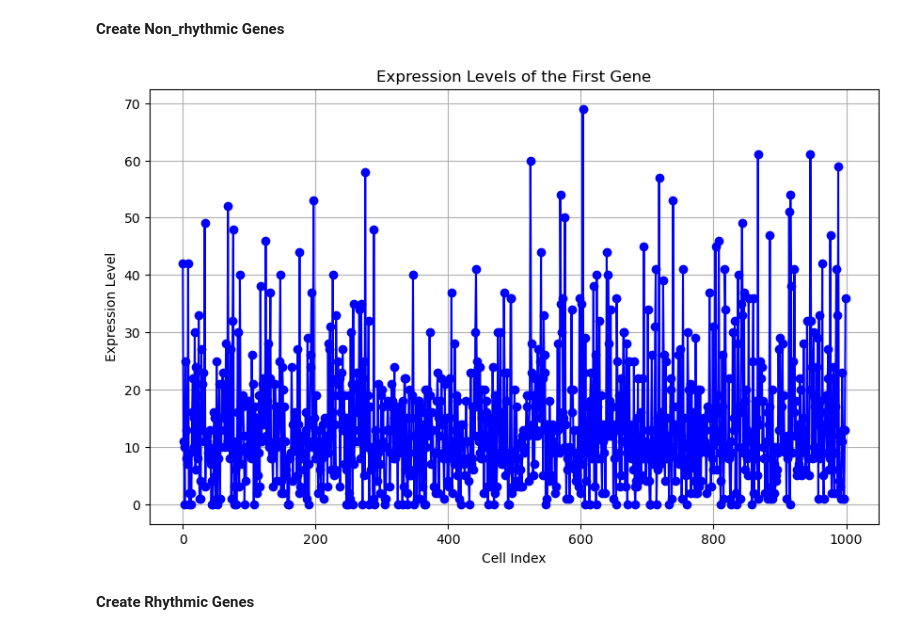
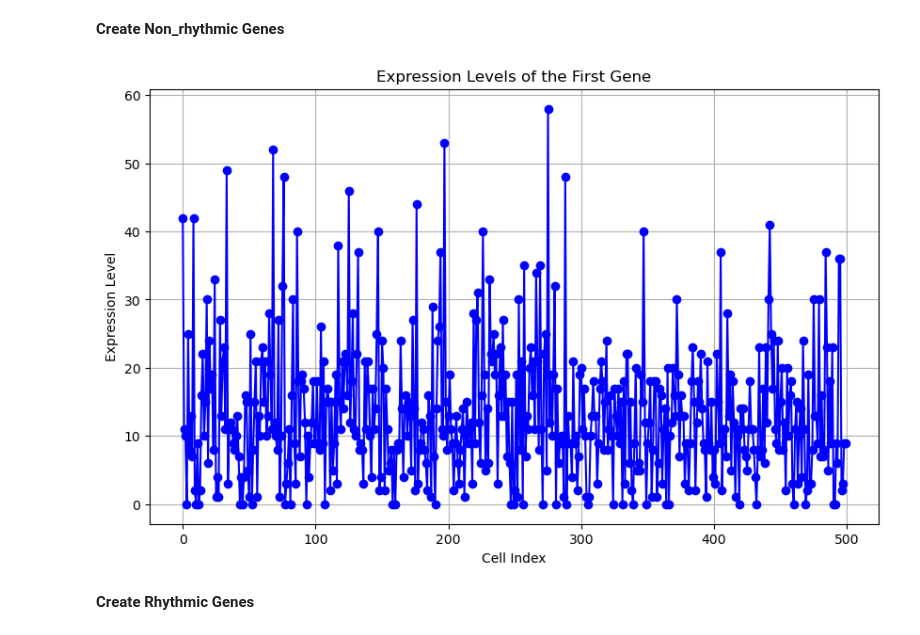
Before and after one commit to HenryHollis/python_ccd_cluster, a Jupyter notebook: simulated_scRNAseq_sparseCounts.ipynb, the cells around one changed output. Cells and saved outputs as stored; diff of their text form; code cells hidden in the pictures.

```diff
--- a/simulated_scRNAseq_sparseCounts.ipynb
+++ b/simulated_scRNAseq_sparseCounts.ipynb
@@ -51,41 +51,41 @@ np.random.seed(42)
 adata = sc.AnnData()
 
 # Define the number of cells and genes
-n_cells = 1000
+n_cells = 500
 n_genes = 100
 offset_multiplier = 8 #How different are the cell types
 num_cell_types = 2
 num_subjects = 100
-sparsity_level = 0.8  # percent of the counts that are zeros
+sparsity_level = 0.7  # percent of the counts that are zeros
 mean_expression = 10  # Mean expression level
 dispersion = 2  # Dispersion parameter for the negative binomial distribution
 subject_variability = 1  # Variability in expression levels between subjects
-amplitude_scaling_factor = np.random.uniform(0.5, 1.5) #amp will be this number * "mean_expression" from above
+amplitude_scaling_factor = np.random.uniform(10,20) #amp will be this number * "mean_expression" from above
 
 
 # Simulate the sparse counts
 sparse_counts = simulate_sparse_counts(n_genes, n_cells, sparsity_level, mean_expression, dispersion)
 
 # Repeat each string n times
 offsets = random.choices( range(num_cell_types), k=n_cells)
 
 # Simulate gene expression data
 gene_expression_data = sparse_counts  # Zipf distribution for sparsity
 for i in range(n_genes):
     gene_expression_data[:,i] += (np.array(offsets)*offset_multiplier)
 # Create an AnnData object with the simulated data
 adata = sc.AnnData(X=gene_expression_data)
 
 # Plot the expression levels of the first gene
 plt.figure(figsize=(10, 6))
 plt.plot(adata.X[:,0], marker='o', linestyle='-', color='b')
 plt.xlabel('Cell Index')
 plt.ylabel('Expression Level')
 plt.title('Expression Levels of the First Gene')
 plt.grid(True)
 plt.show()
 # %% [output]
-[figure, old version]
+[figure, new version]
 # %% [markdown]
 **Create Rhythmic Genes**
 # %%
```
Also changed, not shown: parts of 18 cells of this notebook, 1 other file.
